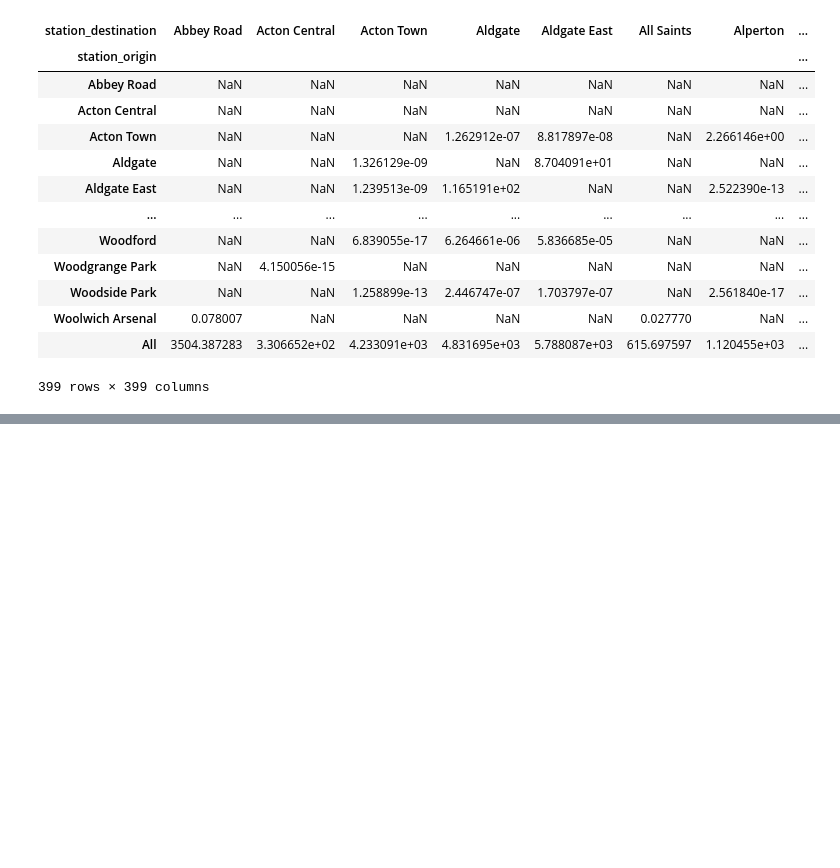
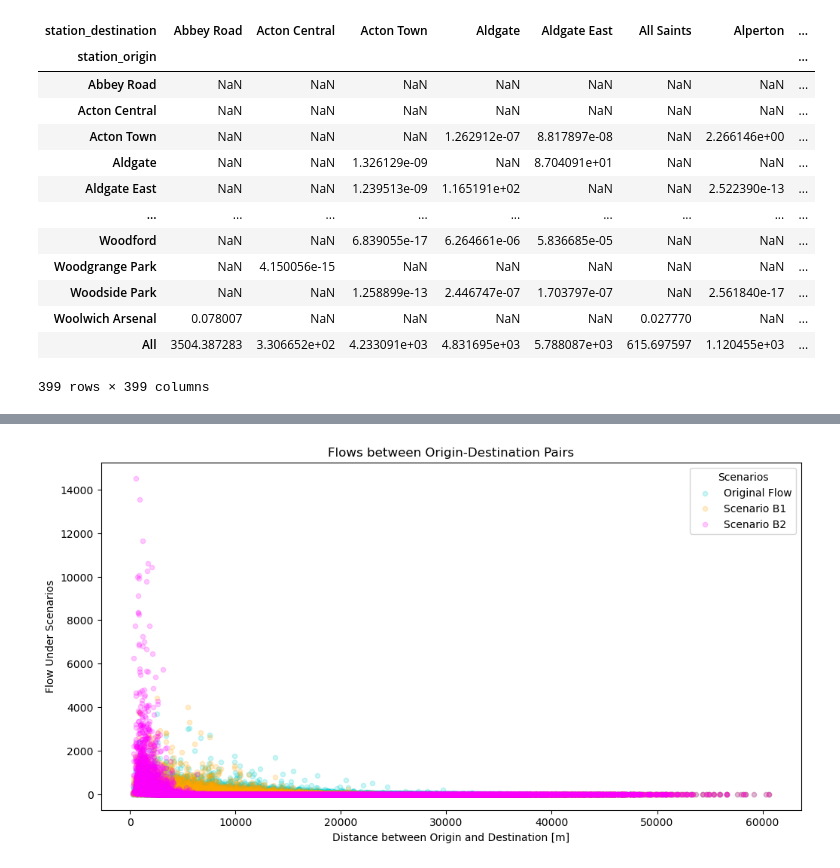
Before and after one commit to sokimura39/Urban_Simulation_Report, a Jupyter notebook: 02_spatial_interaction.ipynb, the cells around one changed output, grey strips where cells are left out. Cells and saved outputs as stored; diff of their text form; code cells hidden in the pictures; blank space fills up the shorter version.

```diff
--- a/02_spatial_interaction.ipynb
+++ b/02_spatial_interaction.ipynb
@@ -949,10 +1066,10 @@ Ai_scenarioB['Ai_b1'] = 1 / (Ai_scenarioB['Ai_temp_b1'])
 Ai_scenarioB['Ai_b2'] = 1 / (Ai_scenarioB['Ai_temp_b2'])
 
 # merge with original dataframe
-od_df_scenarioB = od_df_scenarioB.merge(Ai_scenarioB, left_on = 'station_origin', right_index = True, how = 'left')
+od_df_scenarioB = od_df_scenarioB.merge(Ai_scenarioB[['Ai_b1', 'Ai_b2']], left_on = 'station_origin', right_index = True, how = 'left')
 
 # make predictions
-od_df_scenarioB['flow_pred_b1'] = od_df_scenarioB['Ai_b1'] * od_df_scenarioB['O_i'] * (od_df_scenarioB['jobs'] ** gamma_offset) / np.exp(od_df_scenarioB['beta_dist_exp_b1'])
-od_df_scenarioB['flow_pred_b2'] = od_df_scenarioB['Ai_b2'] * od_df_scenarioB['O_i'] * (od_df_scenarioB['jobs'] ** gamma_offset) / np.exp(od_df_scenarioB['beta_dist_exp_b2'])
+od_df_scenarioB['flow_pred_scenarioB1'] = od_df_scenarioB['Ai_b1'] * od_df_scenarioB['O_i'] * (od_df_scenarioB['jobs'] ** gamma_offset) / np.exp(od_df_scenarioB['beta_dist_exp_b1'])
+od_df_scenarioB['flow_pred_scenarioB2'] = od_df_scenarioB['Ai_b2'] * od_df_scenarioB['O_i'] * (od_df_scenarioB['jobs'] ** gamma_offset) / np.exp(od_df_scenarioB['beta_dist_exp_b2'])
 # %%
 # pivot table for B1
@@ -1024,0 +1154,56 @@ od_df_scenarioB.sort_values(by = 'flow_pred_b2', ascending = False).head(10)
+# %%
+# plot change of individual flows
+
+# initialise plot
+fig, ax = plt.subplots(1, 1, figsize = (12, 6))
+
+# histogram for original flow
+od_df_scenarioB.plot(
+    x = 'distance',
+    y = 'flow_pred_model2o_value',
+    color = 'darkturquoise',
+    alpha = 0.2,
+    ax = ax,
+    kind = 'scatter',
+    label = 'Original Flow',
+    zorder = 10
+)
+
+# histogram for scenario B1
+od_df_scenarioB.plot(
+    x = 'distance',
+    y = 'flow_pred_scenarioB1',
+    color = 'orange',
+    alpha = 0.2,
+    ax = ax,
+    kind = 'scatter',
+    label = 'Scenario B1',
+    zorder = 10
+)
+
+# histogram for scenario B2
+od_df_scenarioB.plot(
+    x = 'distance',
+    y = 'flow_pred_scenarioB2',
+    color = 'magenta',
+    alpha = 0.2,
+    ax = ax,
+    kind = 'scatter',
+    label = 'Scenario B2',
+    zorder = 10
+)
+
+# show legend
+ax.legend(title = 'Scenarios')
+
+# set axis legend
+ax.set_xlabel('Distance between Origin and Destination [m]')
+ax.set_ylabel('Flow Under Scenarios')
+
+# title
+ax.set_title('Flows between Origin-Destination Pairs')
+
+# plt.show()
+plt.savefig('documents/img/OD_change_scenarioB', bbox_inches = 'tight')
+# %% [output]
+[figure, added]
```
Also changed, not shown: parts of 21 cells of this notebook, 6 other files.
